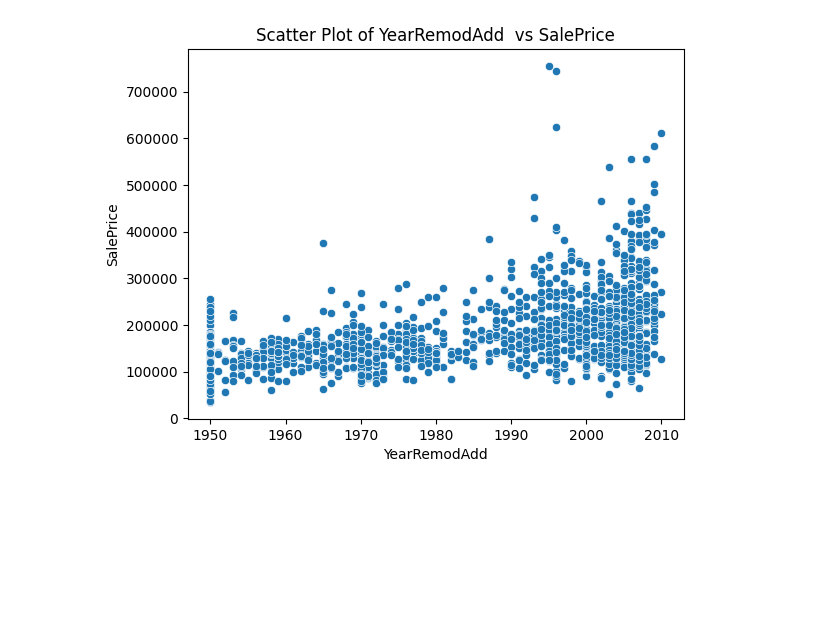
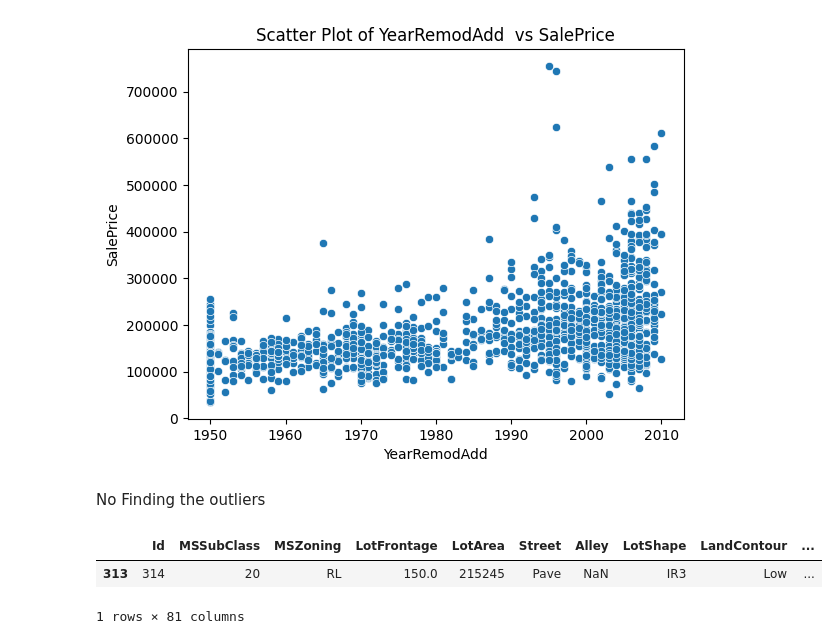
Before and after one commit to theakash07/Machine_learning, a Jupyter notebook: HousePricePrediction.ipynb, the cells around one changed output. Cells and saved outputs as stored; diff of their text form; code cells hidden in the pictures; blank space fills up the shorter version.

```diff
--- a/HousePricePrediction.ipynb
+++ b/HousePricePrediction.ipynb
@@ -322,3 +322,12 @@ plt.title('Scatter Plot of YearRemodAdd  vs SalePrice')  # Set the title of the
 plt.show()  # Display the plot
 # %% [output]
 [figure]
+# %% [markdown]
+No Finding the outliers
+# %%
+train.query('YearRemodAdd<1979 & SalePrice > 300000')
+#Query the 'train' DataFrame to filter rows where 'YearRemodAdd' is less than 1979 and 'SalePrice' is greater than 300,000
+# %% [output]
+|  | Id | MSSubClass | MSZoning | LotFrontage | LotArea | Street | Alley | LotShape | LandContour | ... |
+| 313 | 314 | 20 | RL | 150.0 | 215245 | Pave | NaN | IR3 | Low | ... |
+1 rows × 81 columns
```
Also changed, not shown: parts of 2 cells of this notebook.
